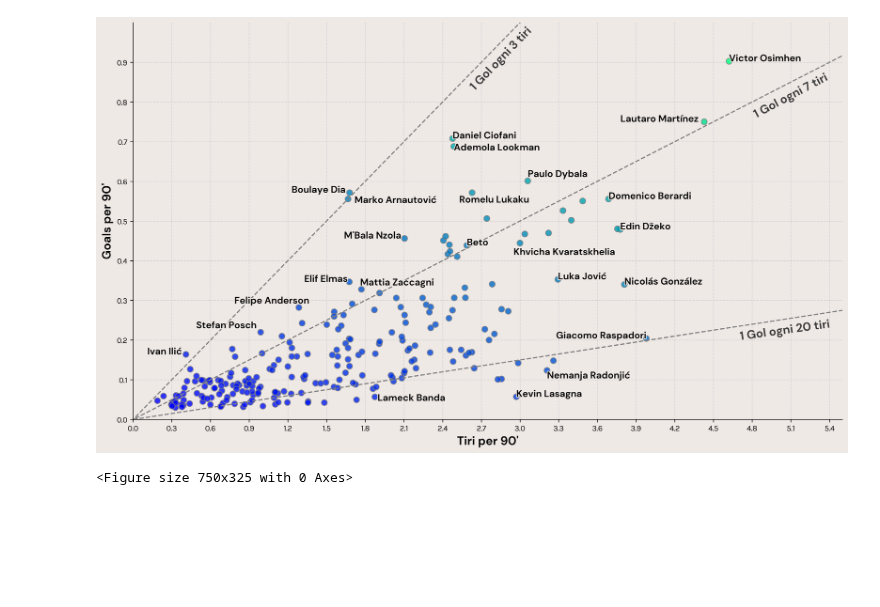
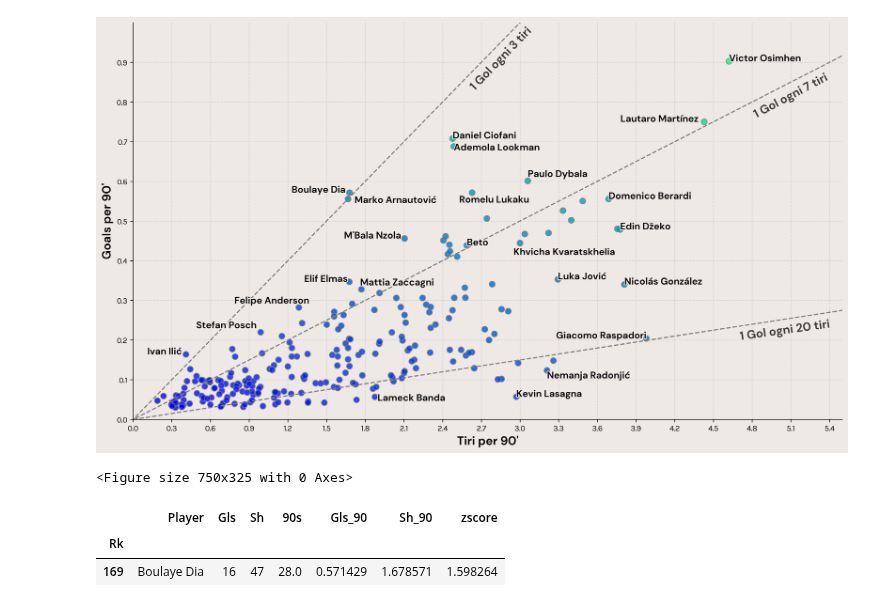
Before and after one commit to Weinsz/SciViz-SerieA-2022-23, a Jupyter notebook: Grafici/TiriGiocatori.ipynb, the cells around one changed output. Saved outputs shown, nothing was run; the diff lists cells and outputs as text; code cells hidden in the pictures; blank space fills up the shorter version.

```diff
--- a/Grafici/TiriGiocatori.ipynb
+++ b/Grafici/TiriGiocatori.ipynb
@@ -157,2 +158,8 @@ plt.savefig(
 # %% [output]
 <Figure size 750x325 with 0 Axes>
+# %%
+df[(df.Sh_90 < 1.8) & (df.Gls_90 > 0.56)]
+# %% [output]
+|  | Player | Gls | Sh | 90s | Gls_90 | Sh_90 | zscore |
+| Rk |  |  |  |  |  |  |  |
+| 169 | Boulaye Dia | 16 | 47 | 28.0 | 0.571429 | 1.678571 | 1.598264 |
```
Also changed, not shown: parts of 2 cells of this notebook, 10 other files.
